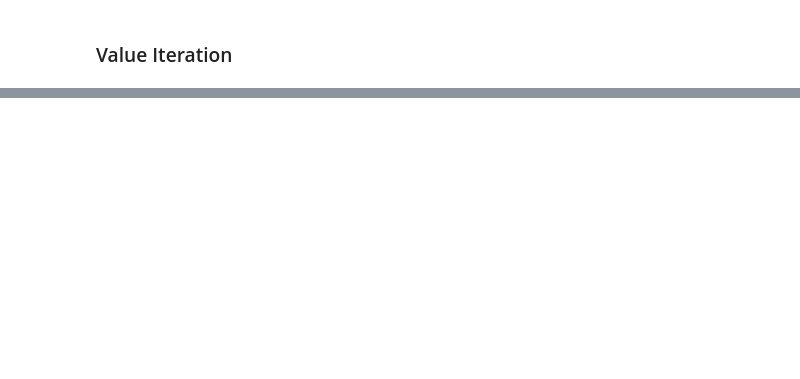
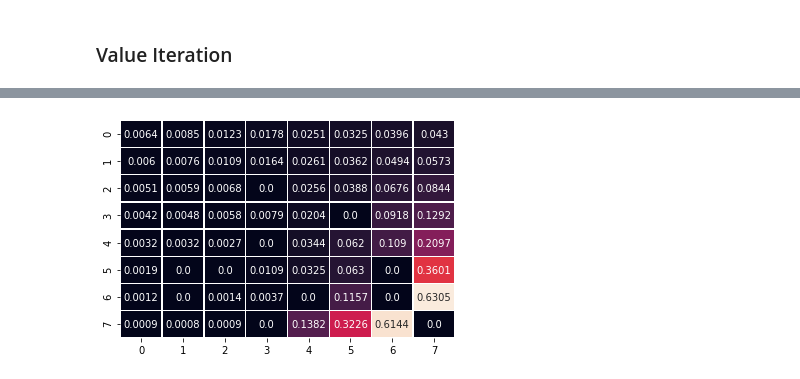
Before and after one commit to mkecera/4-markov-decision-processes, a Jupyter notebook: assignment4.ipynb, the cells around one changed output, grey strips where cells are left out. Drawn from its saved outputs; the diff is of its cells as text; code cells hidden in the pictures; blank space fills up the shorter version.

```diff
--- a/assignment4.ipynb
+++ b/assignment4.ipynb
@@ -220,0 +164,12 @@ display_state_values(stateValues, env)
+# %%
+pi = np.arange(64) % env.nA
+Vpi = compute_vpi(pi, env, 0.9)
+# %%
+# the following function was inspired by and adapted from: https://github.com/hollygrimm/markov-decision-processes/blob/master/lab1/Lab%201%20-%20Problem%202.ipynb
+def compute_qpi(vpi, env, gamma):
+    Qpi = np.zeros([env.nS, env.nA])
+    for state in range(env.nS):
+        for action in range(env.nA):
+            for probability, nextstate, reward, done in env.P[state][action]:
+                Qpi[state][action] += probability * (reward + gamma * vpi[nextstate])
+    return Qpi
@@ -220,0 +178,22 @@ display_state_values(stateValues, env)
+# %%
+# the following function was inspired by and adapted from: https://github.com/hollygrimm/markov-decision-processes/blob/master/lab1/Lab%201%20-%20Problem%202.ipynb
+def policy_iteration(env, gamma, nIt):
+    Vs = []
+    pis = []
+    pi_prev = np.zeros(env.nS, dtype='int')
+    pis.append(pi_prev)
+    print("Iteration | # chg actions | V[0]")
+    print("----------+---------------+---------")
+    for it in range(nIt):
+
+        # you need to compute qpi which is the state-action values for current pi
+        vpi = compute_vpi(pis[-1], env, gamma=gamma)
+        qpi = compute_qpi(vpi, env, gamma=gamma)
+        pi = qpi.argmax(axis=1)
+        print("%4i      | %6i        | %6.5f"%(it, (pi != pi_prev).sum(), vpi[0]))
+        Vs.append(vpi)
+        pis.append(pi)
+        pi_prev = pi
+    return Vs, pis
+# %%
+Vs_PI, pis_PI = policy_iteration(env, gamma=0.9, nIt=20)
@@ -220,0 +218,8 @@ display_state_values(stateValues, env)
+# %%
+display_state_values(Vs_PI[-1], env)
+# LEFT = 0
+# DOWN = 1
+# RIGHT = 2
+# UP = 3
+# %% [output]
+[figure, added]
```
Also changed, not shown: parts of 39 cells of this notebook.
